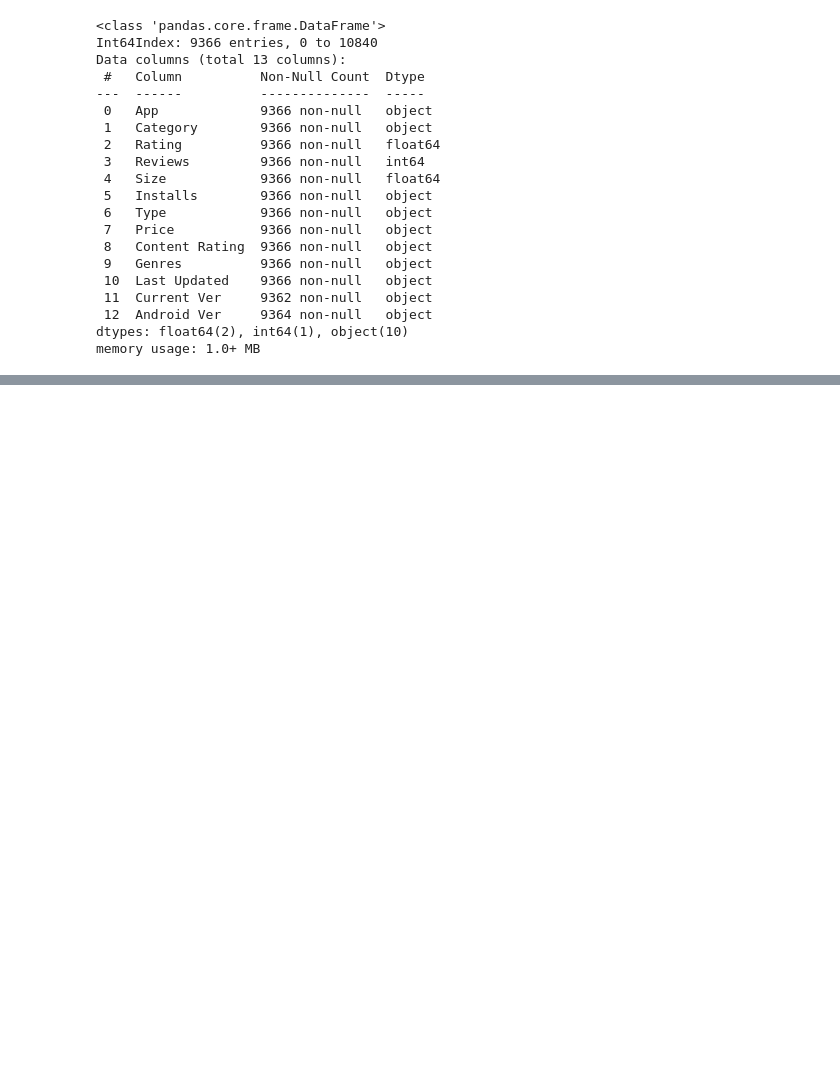
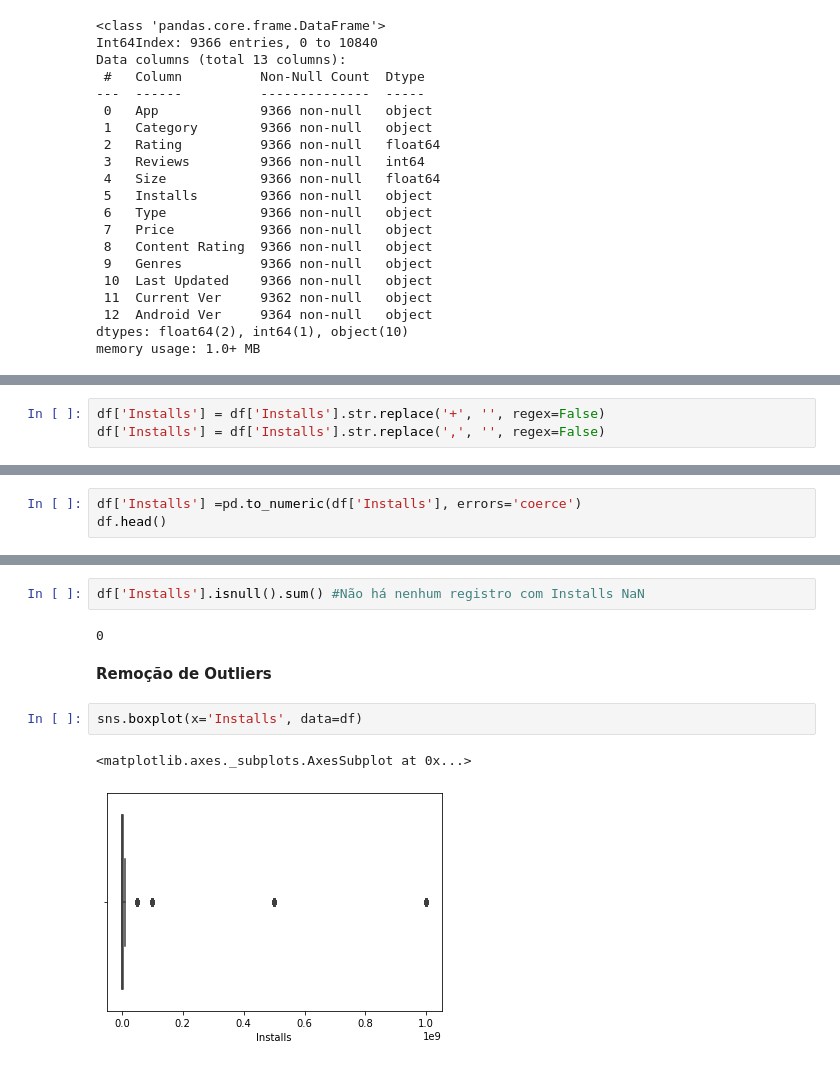
Before and after one commit to edmgjr/portifolio, a Jupyter notebook: Limpesa_e_preprocessamento_de_dados_googleplaystore.ipynb, the cells around one changed output, grey strips where cells are left out. Cells and saved outputs as stored; diff of their text form; blank space fills up the shorter version.

```diff
--- a/Limpesa_e_preprocessamento_de_dados_googleplaystore.ipynb
+++ b/Limpesa_e_preprocessamento_de_dados_googleplaystore.ipynb
@@ -432,0 +439,3 @@ df.head()
+# %%
+df['Installs'] = df['Installs'].str.replace('+', '', regex=False)
+df['Installs'] = df['Installs'].str.replace(',', '', regex=False)
@@ -432,0 +444,3 @@ df.head()
+# %%
+df['Installs'] =pd.to_numeric(df['Installs'], errors='coerce')
+df.head()
@@ -432,0 +454,11 @@ df.head()
+# %%
+df['Installs'].isnull().sum() #Não há nenhum registro com Installs NaN
+# %% [output]
+0
+# %% [markdown]
+**Remoção de Outliers**
+# %%
+sns.boxplot(x='Installs', data=df)
+# %% [output]
+<matplotlib.axes._subplots.AxesSubplot at 0x...>
+[figure, added]
```
Also changed, not shown: parts of 62 cells of this notebook.
